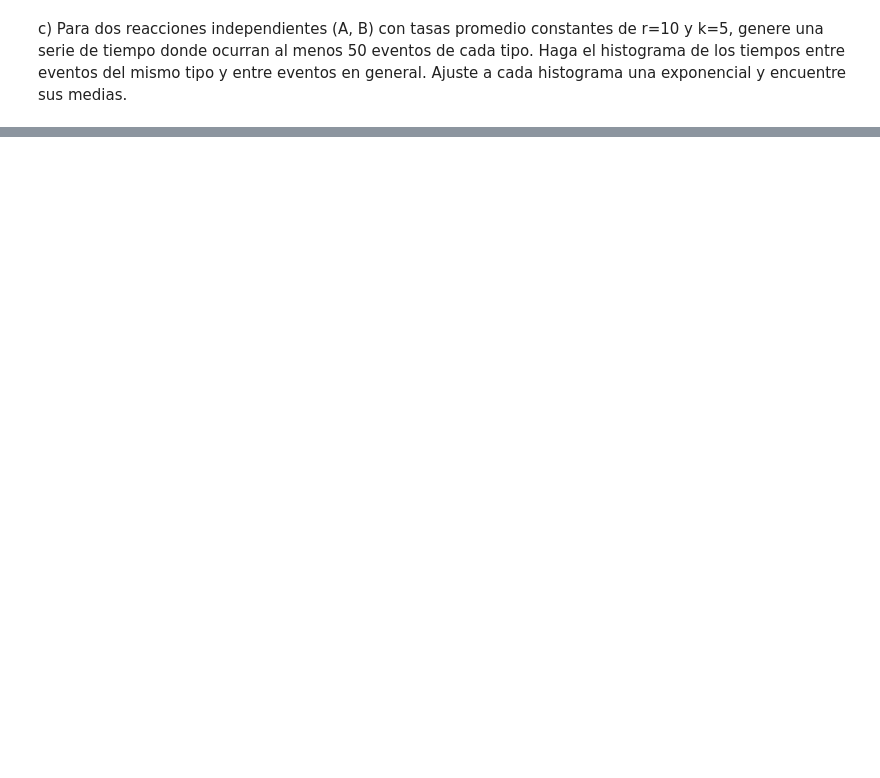
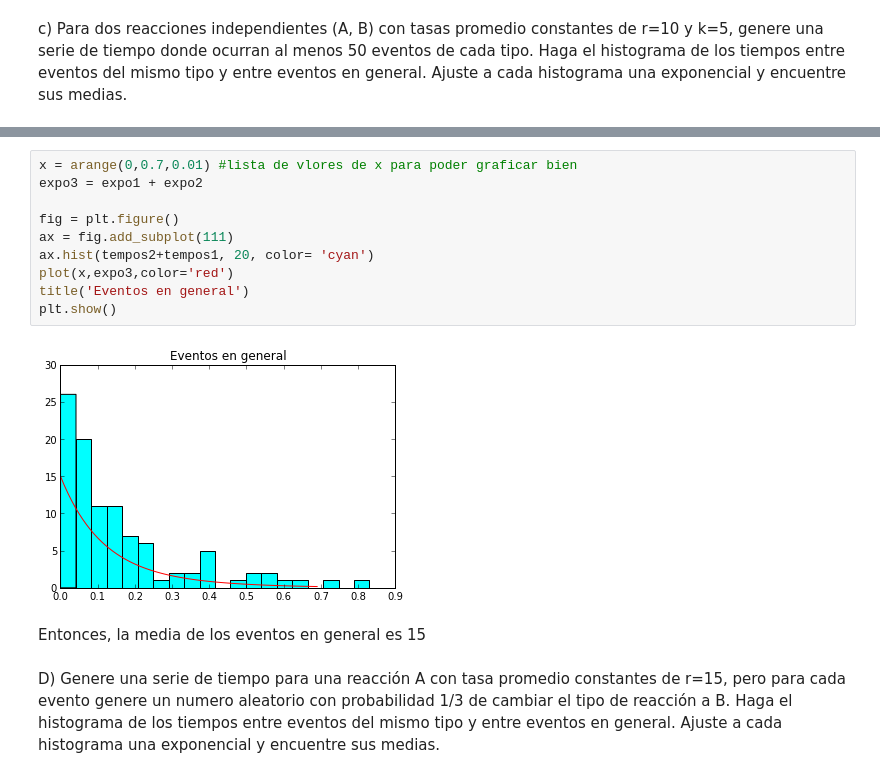
Before and after one commit to jdestupinan1332/Sistems-Biology, a Jupyter notebook: hw_4/Punto 2.ipynb, the cells around one changed output, grey strips where cells are left out. Drawn from its saved outputs; the diff is of its cells as text; blank space fills up the shorter version.

```diff
--- a/hw_4/Punto 2.ipynb
+++ b/hw_4/Punto 2.ipynb
@@ -80,0 +106,16 @@ len(u)
+# %%
+x = arange(0,0.7,0.01) #lista de vlores de x para poder graficar bien
+expo3 = expo1 + expo2
+
+fig = plt.figure()
+ax = fig.add_subplot(111)
+ax.hist(tempos2+tempos1, 20, color= 'cyan')
+plot(x,expo3,color='red')
+title('Eventos en general')
+plt.show()
+# %% [output]
+[figure, added]
+# %% [markdown]
+Entonces, la media de los eventos en general es 15
+# %% [markdown]
+D) Genere una serie de tiempo para una reacción A con tasa promedio constantes de r=15, pero para cada evento genere un numero aleatorio con probabilidad 1/3 de cambiar el tipo de reacción a B. Haga el histograma de los tiempos entre eventos del mismo tipo y entre eventos en general. Ajuste a cada histograma una exponencial y encuentre sus medias.
```
Also changed, not shown: parts of 16 cells of this notebook.
